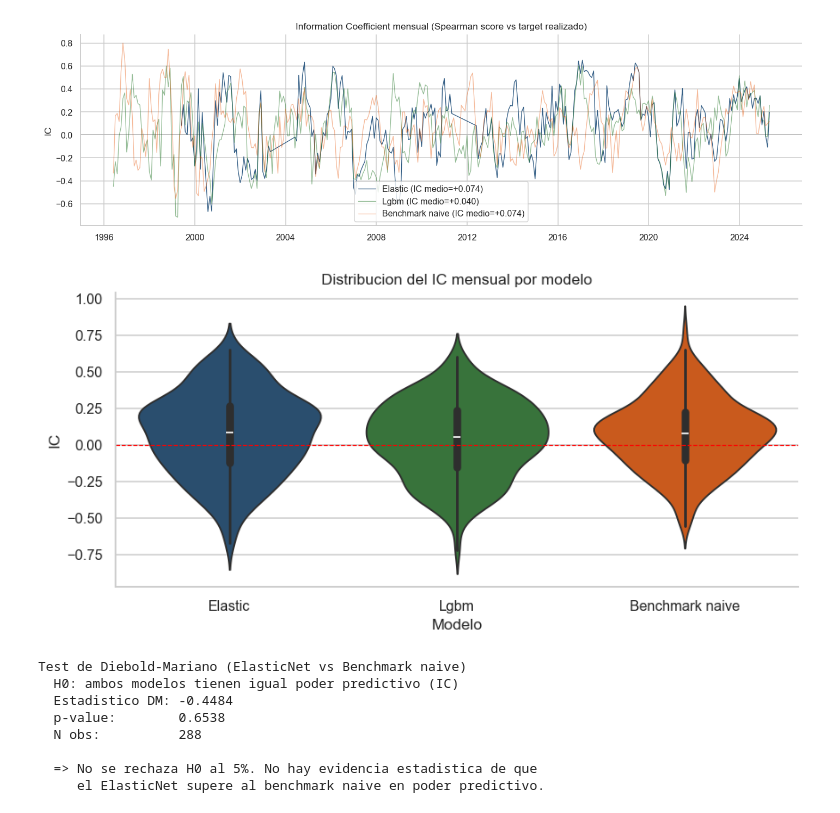
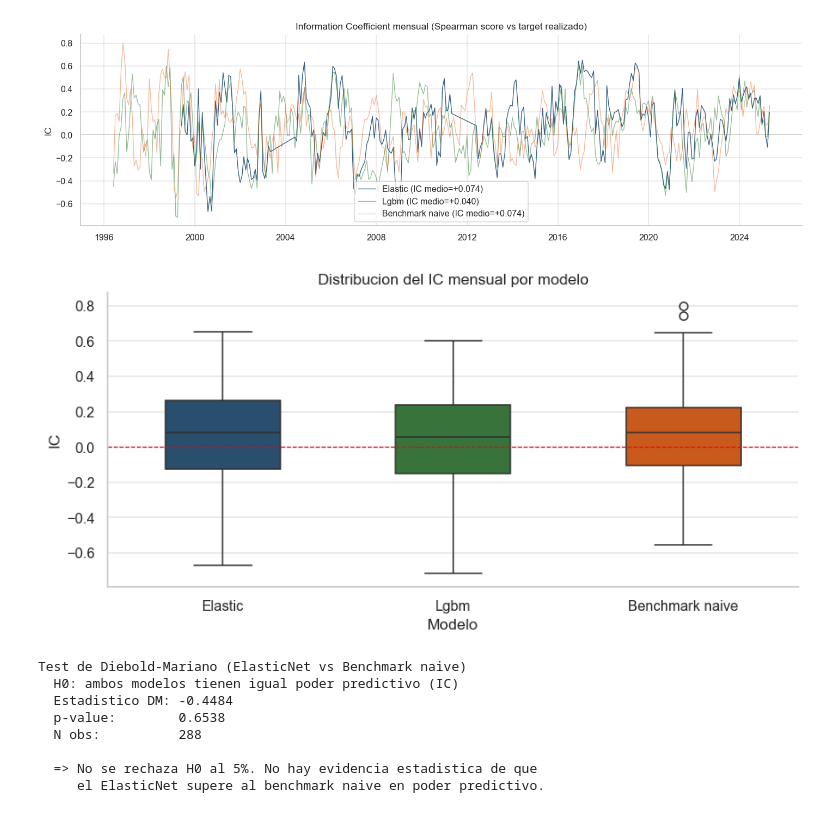
Before and after one commit to Mentalistdg/Bloomberg, a Jupyter notebook: notebooks/informe.ipynb, the cells around one changed output. Cells and saved outputs as stored; diff of their text form; code cells hidden in the pictures.

```diff
--- a/notebooks/informe.ipynb
+++ b/notebooks/informe.ipynb
@@ -676,26 +762,0 @@ y penaliza los que pierden.
-# %%
-# Ejemplo numerico: dos fondos con mismo retorno promedio
-np.random.seed(42)
-n_meses = 12
-rf_mensual = (1.02) ** (1/12) - 1  # ~0.165% mensual
-
-# Fondo A: volatil al alza (sube mucho algunos meses, nunca pierde mucho)
-retornos_a = np.array([0.08, 0.01, 0.05, -0.01, 0.07, 0.00,
-                        0.06, -0.005, 0.04, 0.02, 0.03, 0.01])
-# Fondo B: volatil a la baja (pierde mucho algunos meses, gana poco)
-retornos_b = np.array([0.03, -0.06, 0.04, 0.03, -0.08, 0.05,
-                        0.02, 0.03, -0.04, 0.06, 0.02, 0.03])
-
-for nombre, r in [("Fondo A (vol al alza)", retornos_a),
-                  ("Fondo B (vol a la baja)", retornos_b)]:
-    ret_medio = r.mean()
-    vol = r.std() * np.sqrt(12)
-    downside = r.clip(max=0)
-    downside_dev = np.sqrt((downside ** 2).mean()) * np.sqrt(12)
-    sharpe = (ret_medio - rf_mensual) / (r.std()) * np.sqrt(12) if r.std() > 0 else np.nan
-    sortino = (ret_medio - rf_mensual) / downside_dev * np.sqrt(12) if downside_dev > 0 else np.nan
-    ret_total = (1 + r).prod() - 1
-    print(f"{nombre}:")
-    print(f"  Retorno total: {ret_total:.1%}, Vol: {vol:.1%}, "
-          f"Sharpe: {sharpe:.2f}, Sortino: {sortino:.2f}")
-    print()
@@ -1025,21 +1056,21 @@ fig.tight_layout()
 # %%
 # Distribucion del IC por modelo (violinplot)
 ic_data = []
 for label in modelos:
     m = metrics[label]
     nombre = "Benchmark naive" if label == "benchmark" else label.capitalize()
     for v in m["ic_series_values"]:
         ic_data.append({"Modelo": nombre, "IC": v})
 ic_df = pd.DataFrame(ic_data)
 
 fig, ax = plt.subplots(figsize=(8, 4))
-sns.violinplot(data=ic_df, x="Modelo", y="IC", ax=ax, inner="box",
-               palette=["#1f4e79", "#2e7d32", "#e65100"])
+sns.boxplot(data=ic_df, x="Modelo", y="IC", ax=ax,
+            palette=["#1f4e79", "#2e7d32", "#e65100"], width=0.5)
 ax.axhline(0, color="red", ls="--", lw=0.8)
 ax.set_title("Distribucion del IC mensual por modelo")
 fig.tight_layout()
 # %% [output]
-[figure, old version]
+[figure, new version]
 # %%
 # Test de Diebold-Mariano: ElasticNet vs Benchmark naive
 dm = metrics["diebold_mariano_elastic_vs_benchmark"]
```
Also changed, not shown: parts of 31 cells of this notebook, 23 other files.
